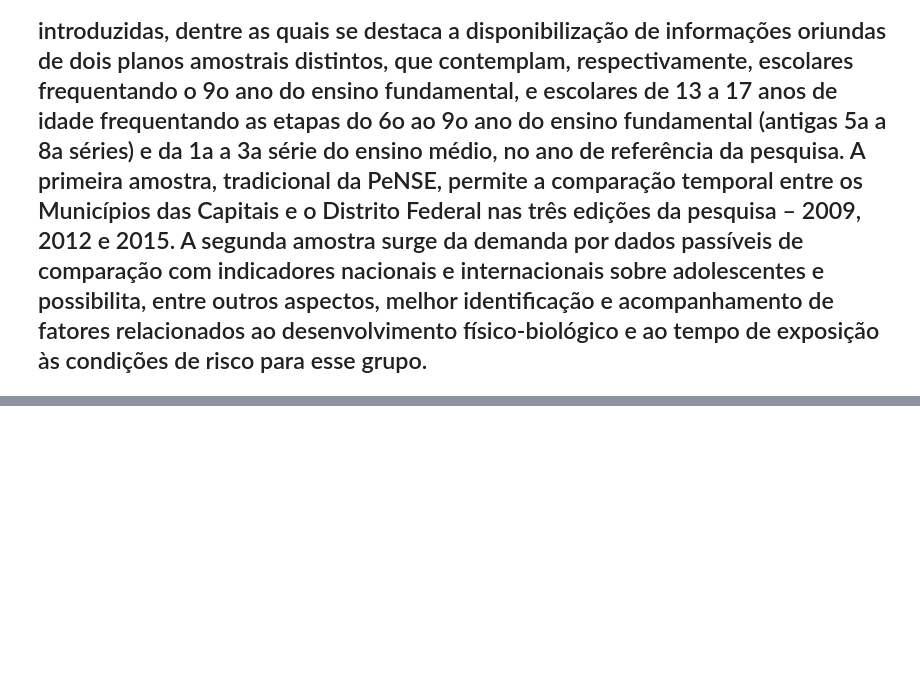
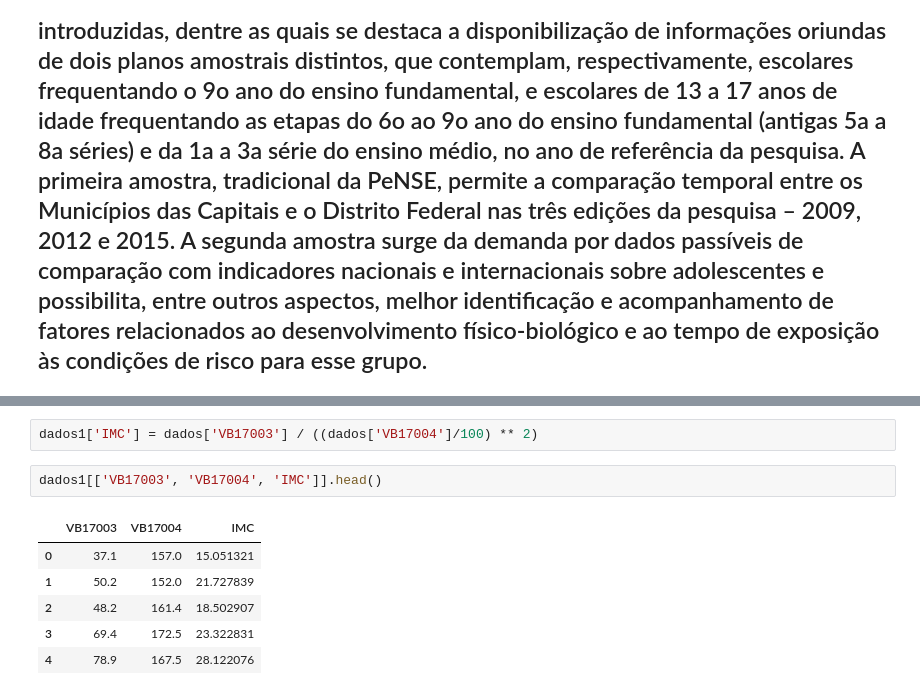
Before and after one commit to paulo-lins/analise_pense_2015, a Jupyter notebook: analise_pense_2015_amostra_2.ipynb, the cells around one changed output, grey strips where cells are left out. Drawn from its saved outputs; the diff is of its cells as text; blank space fills up the shorter version.

```diff
--- a/analise_pense_2015_amostra_2.ipynb
+++ b/analise_pense_2015_amostra_2.ipynb
@@ -30,0 +161,11 @@ df
+# %%
+dados1['IMC'] = dados['VB17003'] / ((dados['VB17004']/100) ** 2)
+# %%
+dados1[['VB17003', 'VB17004', 'IMC']].head()
+# %% [output]
+|  | VB17003 | VB17004 | IMC |
+| 0 | 37.1 | 157.0 | 15.051321 |
+| 1 | 50.2 | 152.0 | 21.727839 |
+| 2 | 48.2 | 161.4 | 18.502907 |
+| 3 | 69.4 | 172.5 | 23.322831 |
+| 4 | 78.9 | 167.5 | 28.122076 |
```
Also changed, not shown: parts of 19 cells of this notebook.
